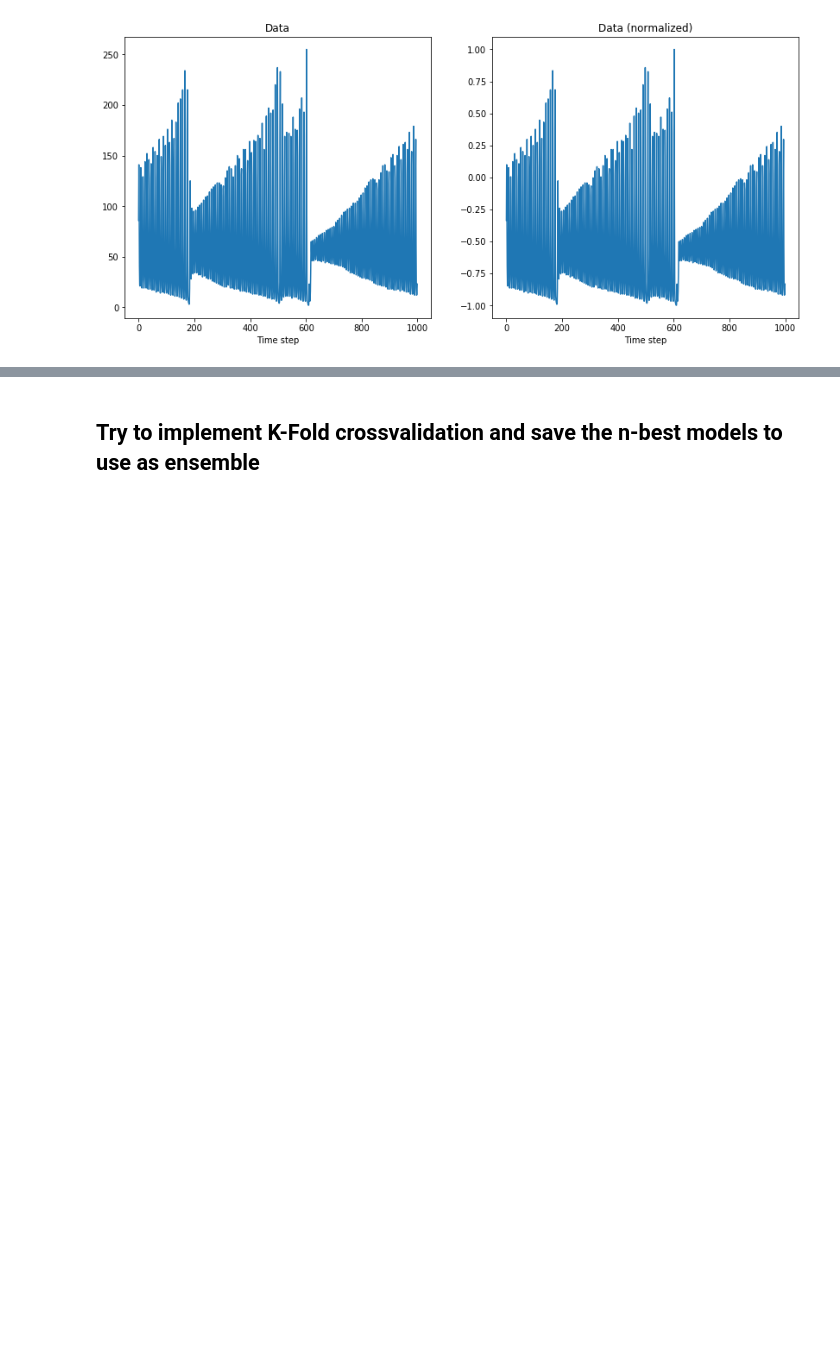
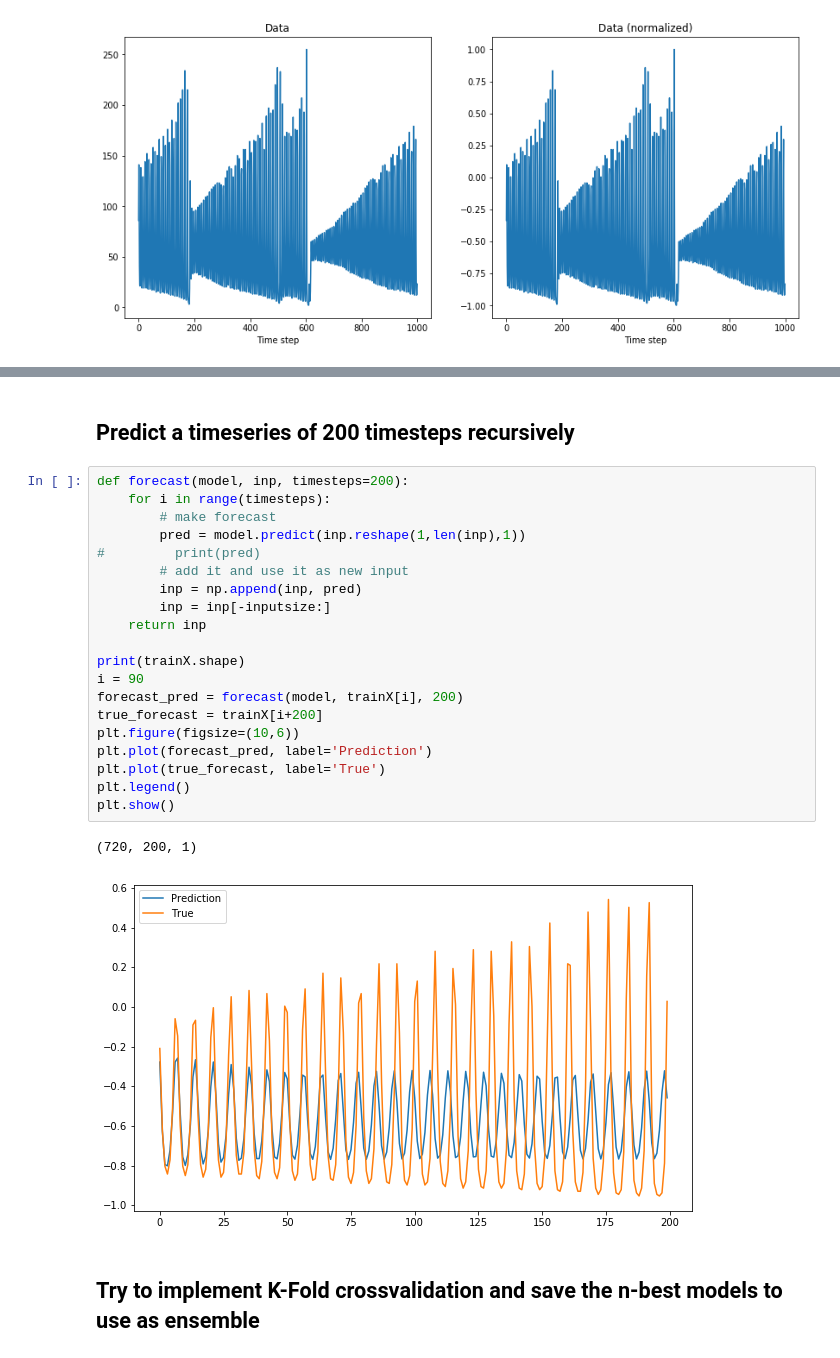
Before and after one commit to HansBambel/DeepLearning2019, a Jupyter notebook: Assignment2/timeseriesPrediction.ipynb, the cells around one changed output, grey strips where cells are left out. Cells and saved outputs as stored; diff of their text form; blank space fills up the shorter version.

```diff
--- a/Assignment2/timeseriesPrediction.ipynb
+++ b/Assignment2/timeseriesPrediction.ipynb
@@ -203,3 +151,28 @@ pred.shape  (90, 1)
+# %% [markdown]
+## Predict a timeseries of 200 timesteps recursively
+# %%
+def forecast(model, inp, timesteps=200):
+    for i in range(timesteps):
+        # make forecast
+        pred = model.predict(inp.reshape(1,len(inp),1))
+#         print(pred)
+        # add it and use it as new input
+        inp = np.append(inp, pred)
+        inp = inp[-inputsize:]
+    return inp
+
+print(trainX.shape)
+i = 90
+forecast_pred = forecast(model, trainX[i], 200)
+true_forecast = trainX[i+200]
+plt.figure(figsize=(10,6))
+plt.plot(forecast_pred, label='Prediction')
+plt.plot(true_forecast, label='True')
+plt.legend()
+plt.show()
+# %% [output]
+(720, 200, 1)
+[figure, added]
 # %% [markdown]
 ## Try to implement K-Fold crossvalidation and save the n-best models to use as ensemble
 # %%
```
Also changed, not shown: parts of 8 cells of this notebook.
